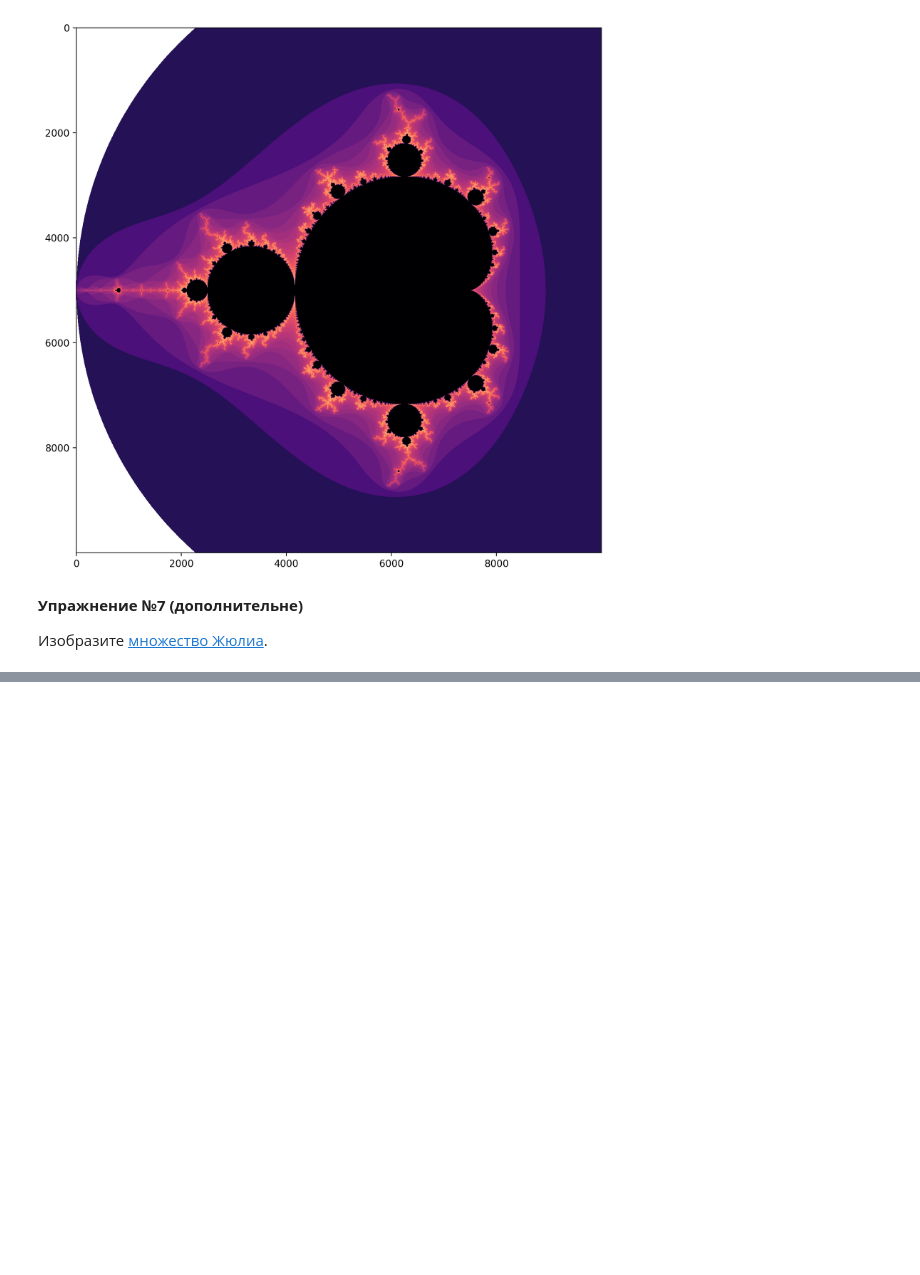
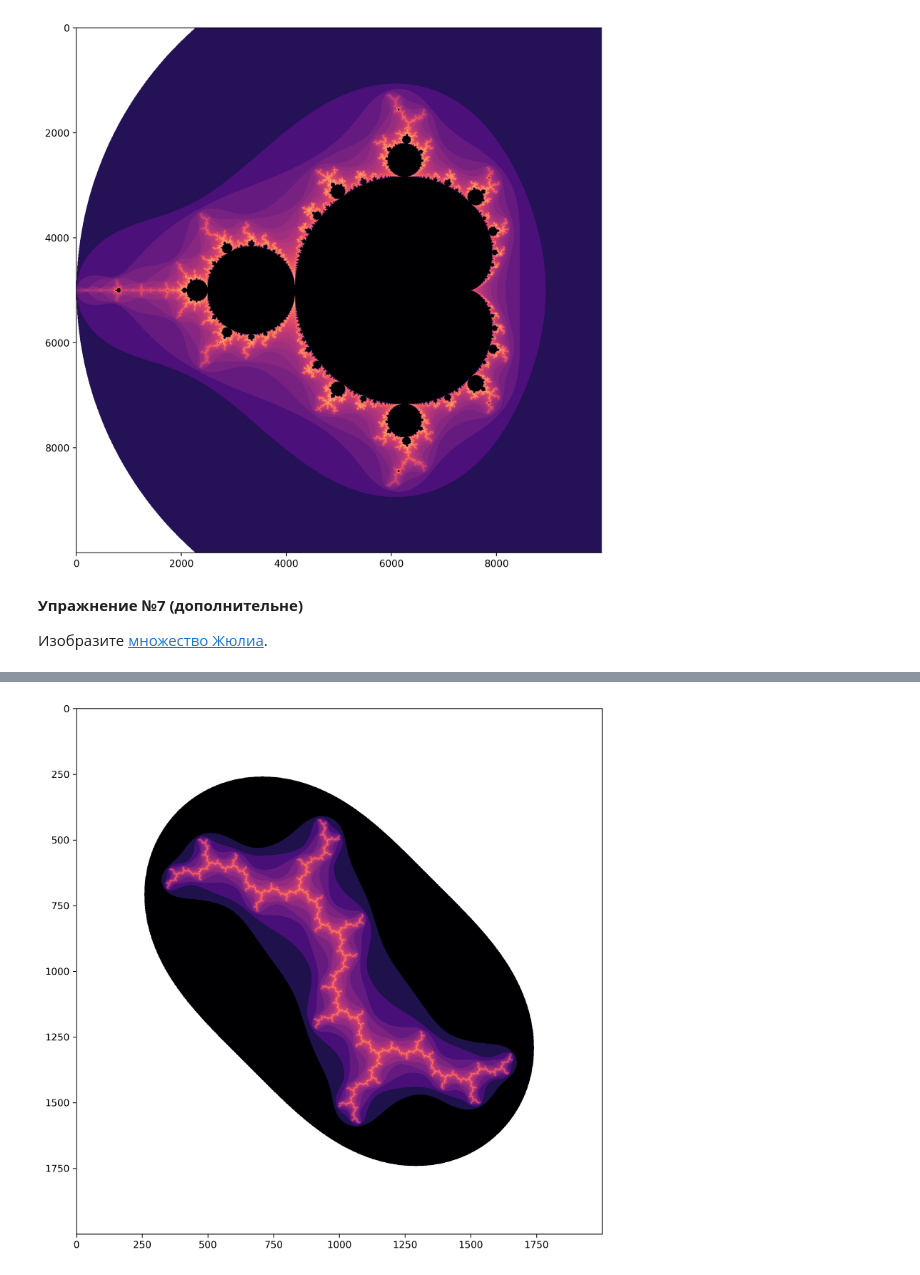
Before and after one commit to furs-aka-beast/mipt_inf, a Jupyter notebook: lab5.ipynb, the cells around one changed output, grey strips where cells are left out. Saved outputs shown, nothing was run; the diff lists cells and outputs as text; code cells hidden in the pictures; blank space fills up the shorter version.

```diff
--- a/lab5.ipynb
+++ b/lab5.ipynb
@@ -336,0 +357,4 @@ mandelbrot(-2,1,-1.5,1.5,10000,10000)
+# %%
+julia(-2,2,-2,2,2000,2000,0,-1)
+# %% [output]
+[figure, added]
```
Also changed, not shown: parts of 5 cells of this notebook.
